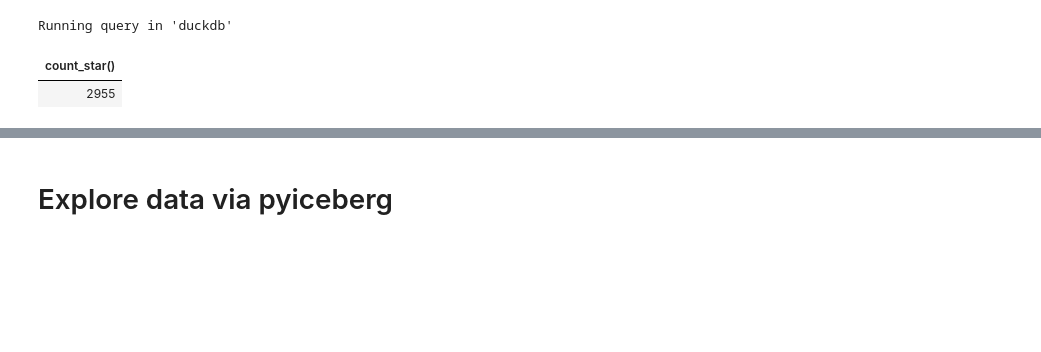
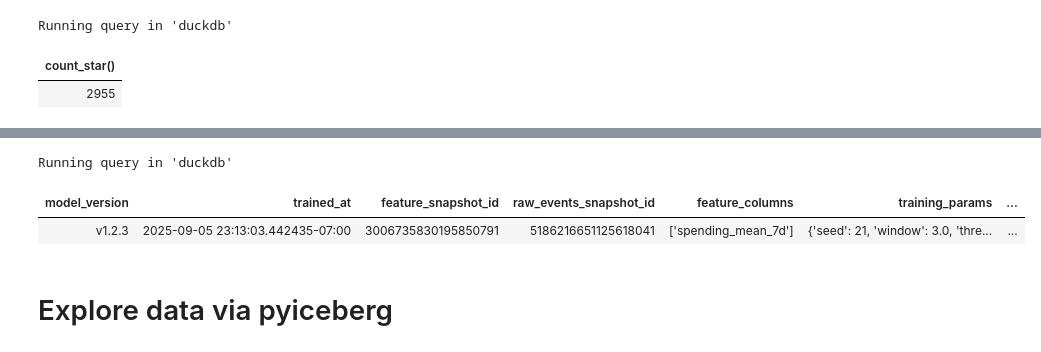
Before and after one commit to enerrio/feature-store-iceberg, a Jupyter notebook: notebooks/explore_data.ipynb, the cells around one changed output, grey strips where cells are left out. Cells and saved outputs as stored; diff of their text form; code cells hidden in the pictures; blank space fills up the shorter version.

```diff
--- a/notebooks/explore_data.ipynb
+++ b/notebooks/explore_data.ipynb
@@ -165,3 +244,12 @@ Truncated to displaylimit of 10.
+# %%
+%%sql
+SELECT
+    *
+FROM icecat.default.model_training_metadata;
+# %% [output]
+Running query in 'duckdb'
+| model_version | trained_at | feature_snapshot_id | raw_events_snapshot_id | feature_columns | training_params | ... |
+| v1.2.3 | 2025-09-05 23:13:03.442435-07:00 | 3006735830195850791 | 5186216651125618041 | ['spending_mean_7d'] | {'seed': 21, 'window': 3.0, 'thre... | ... |
 # %% [markdown]
 # Explore data via pyiceberg
 # %%
```
Also changed, not shown: parts of 10 cells of this notebook.
